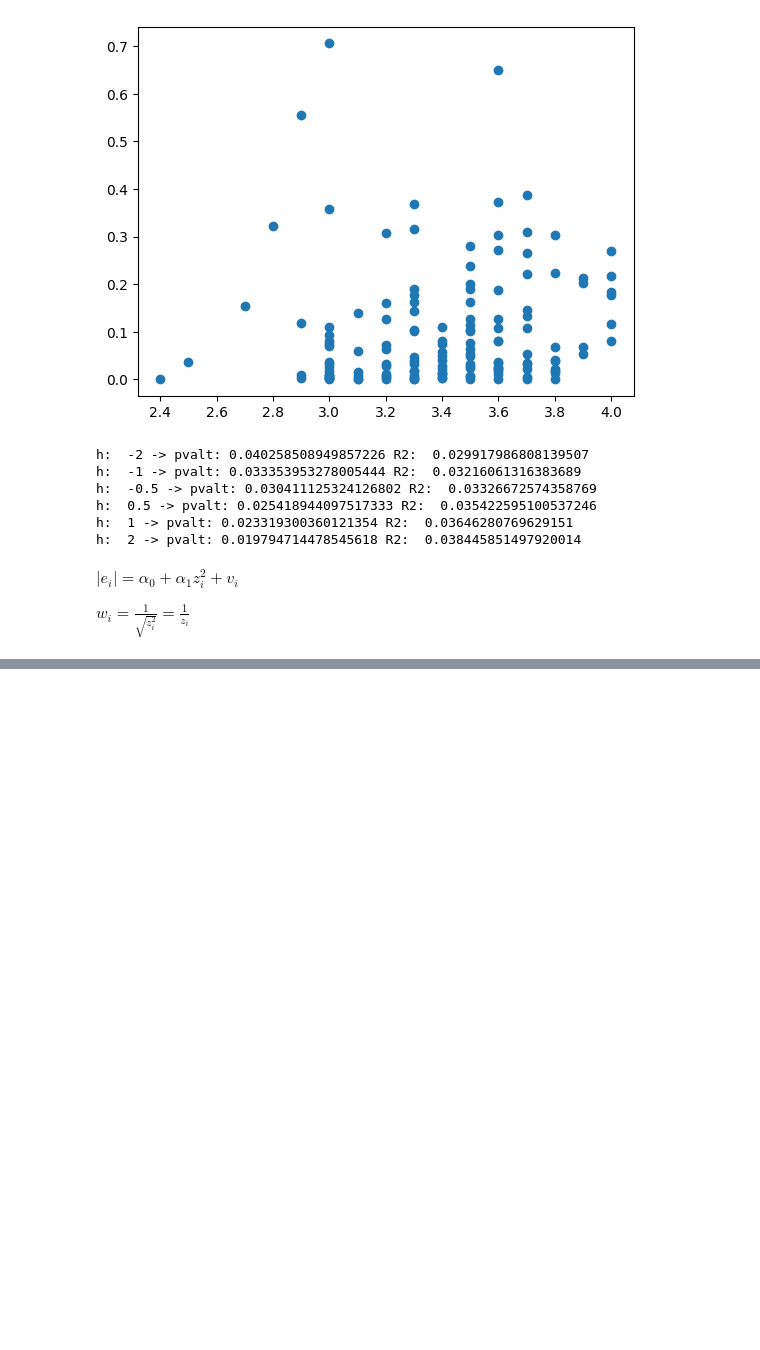
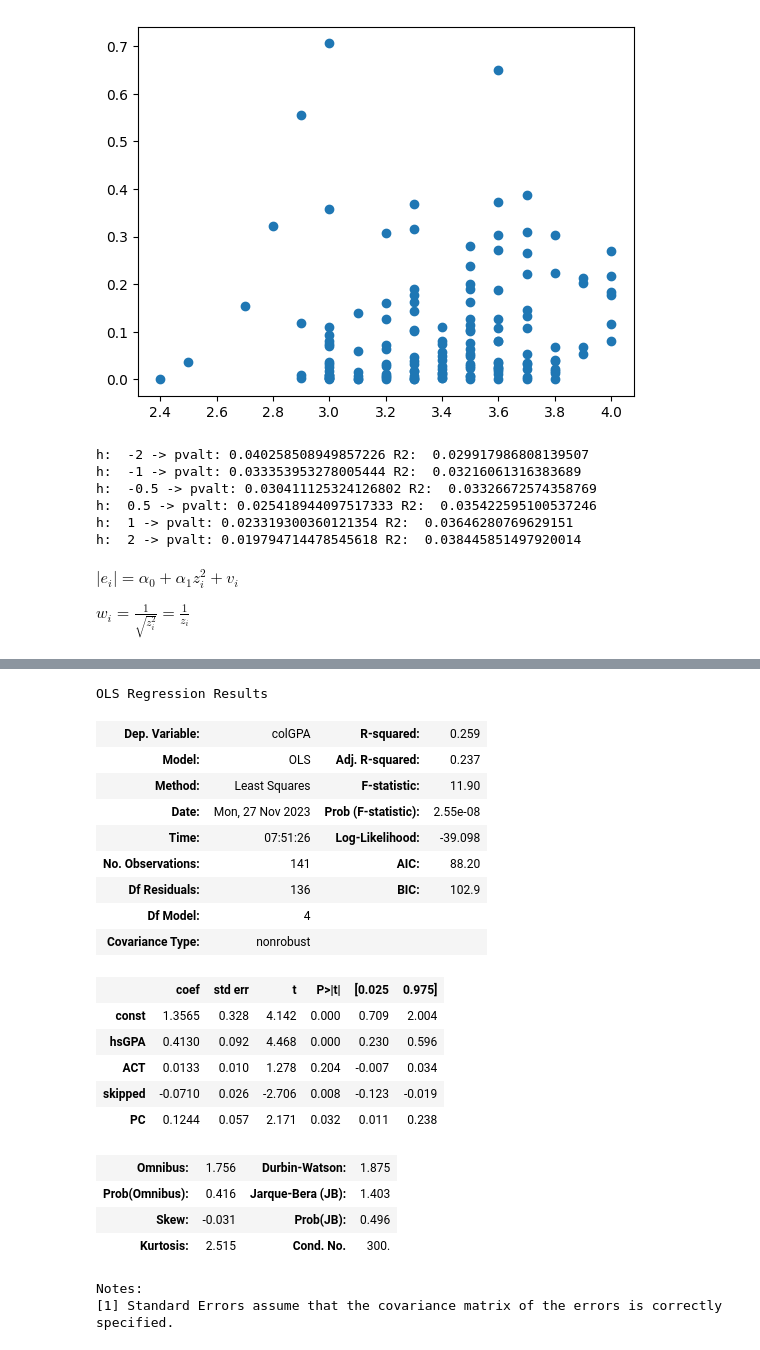
Before and after one commit to vblancoOR/econometria, a Jupyter notebook: 04_ECO_Heteroscedasticidad.ipynb, the cells around one changed output, grey strips where cells are left out. Saved outputs shown, nothing was run; the diff lists cells and outputs as text; code cells hidden in the pictures; blank space fills up the shorter version.

```diff
--- a/04_ECO_Heteroscedasticidad.ipynb
+++ b/04_ECO_Heteroscedasticidad.ipynb
@@ -307,3 +307,28 @@ WLS Regression Results
 | Kurtosis: | 2.624 | Cond. No. | 295. |
 Notes:
 [1] Standard Errors assume that the covariance matrix of the errors is correctly specified.
+# %%
+mco.summary()
+# %% [output]
+OLS Regression Results
+| Dep. Variable: | colGPA | R-squared: | 0.259 |
+| Model: | OLS | Adj. R-squared: | 0.237 |
+| Method: | Least Squares | F-statistic: | 11.90 |
+| Date: | Mon, 27 Nov 2023 | Prob (F-statistic): | 2.55e-08 |
+| Time: | 07:51:26 | Log-Likelihood: | -39.098 |
+| No. Observations: | 141 | AIC: | 88.20 |
+| Df Residuals: | 136 | BIC: | 102.9 |
+| Df Model: | 4 |  |  |
+| Covariance Type: | nonrobust |  |  |
+|  | coef | std err | t | P>|t| | [0.025 | 0.975] |
+| const | 1.3565 | 0.328 | 4.142 | 0.000 | 0.709 | 2.004 |
+| hsGPA | 0.4130 | 0.092 | 4.468 | 0.000 | 0.230 | 0.596 |
+| ACT | 0.0133 | 0.010 | 1.278 | 0.204 | -0.007 | 0.034 |
+| skipped | -0.0710 | 0.026 | -2.706 | 0.008 | -0.123 | -0.019 |
+| PC | 0.1244 | 0.057 | 2.171 | 0.032 | 0.011 | 0.238 |
+| Omnibus: | 1.756 | Durbin-Watson: | 1.875 |
+| Prob(Omnibus): | 0.416 | Jarque-Bera (JB): | 1.403 |
+| Skew: | -0.031 | Prob(JB): | 0.496 |
+| Kurtosis: | 2.515 | Cond. No. | 300. |
+Notes:
+[1] Standard Errors assume that the covariance matrix of the errors is correctly specified.
```
Also changed, not shown: parts of 4 cells of this notebook.
